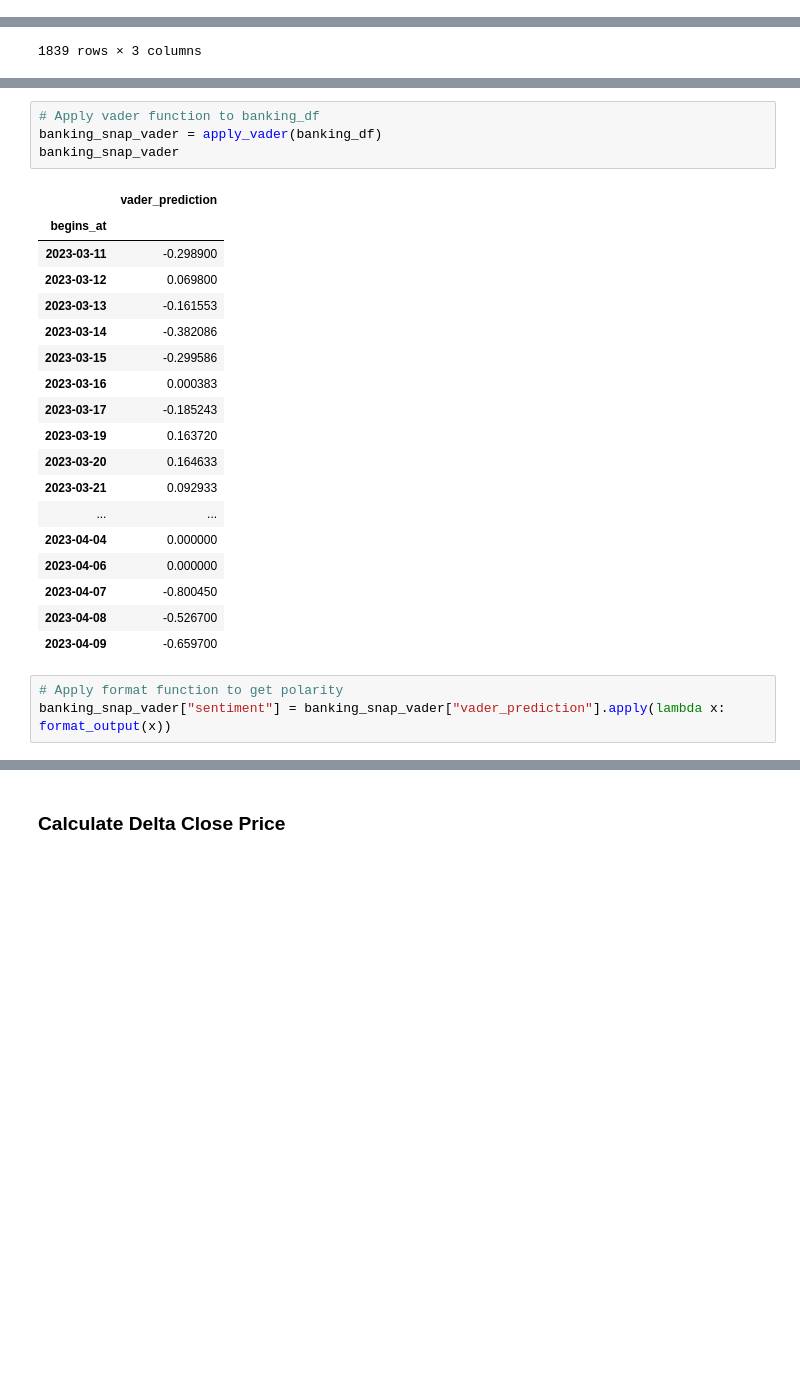
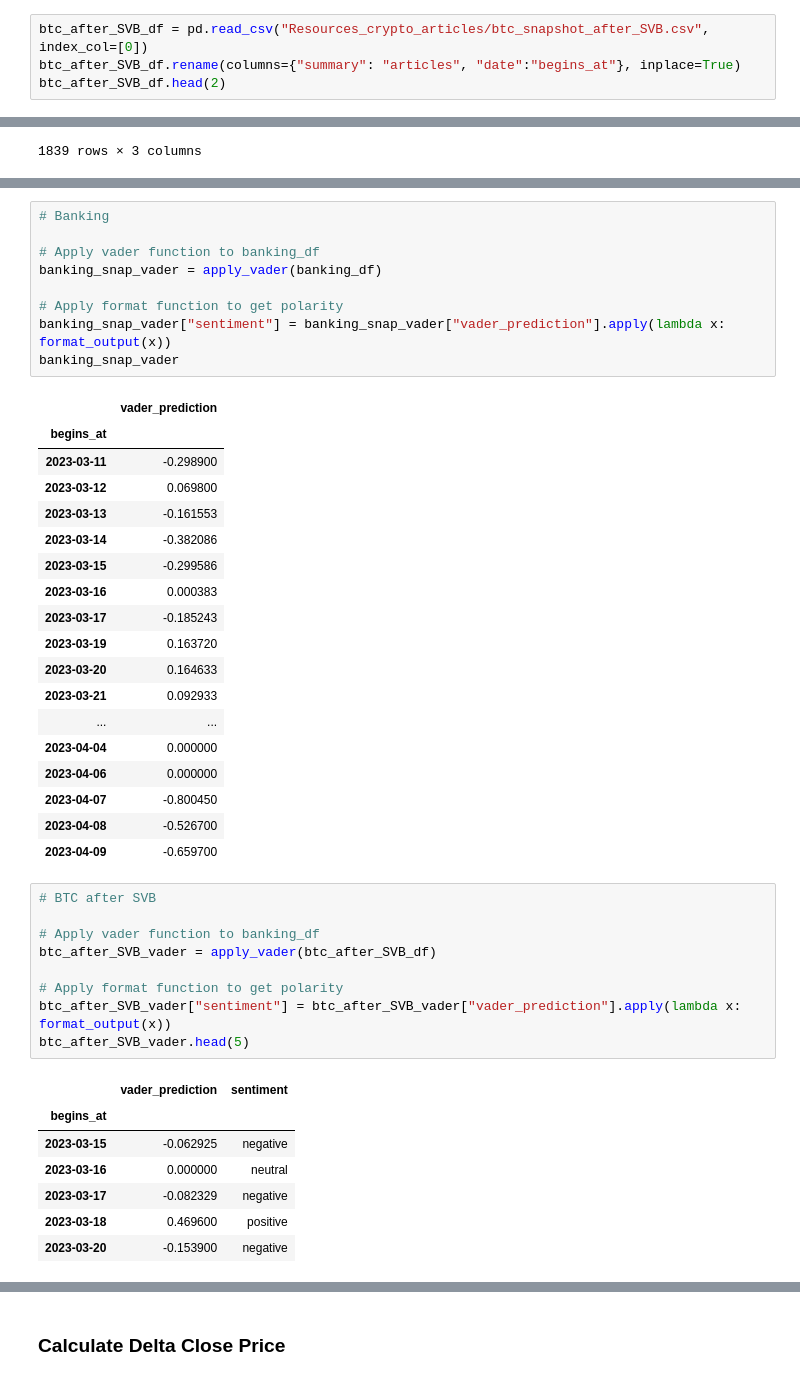
Before and after one commit to zarbin/UTA_Project-4, a Jupyter notebook: sandbox/JennS/sentiment_analysis_auto.ipynb, the cells around one changed output, grey strips where cells are left out. Cells and saved outputs as stored; diff of their text form; blank space fills up the shorter version.

Commit message:
Completed sentiment analysis for btc and doge after SVB

```diff
--- a/sandbox/JennS/sentiment_analysis_auto.ipynb
+++ b/sandbox/JennS/sentiment_analysis_auto.ipynb
@@ -97,0 +101,4 @@ banking_df = pd.read_csv("News_Snapshots/banking_snapshot_410.csv")
+# %%
+btc_after_SVB_df = pd.read_csv("Resources_crypto_articles/btc_snapshot_after_SVB.csv", index_col=[0])
+btc_after_SVB_df.rename(columns={"summary": "articles", "date":"begins_at"}, inplace=True)
+btc_after_SVB_df.head(2)
@@ -287,6 +313,11 @@ all_crypto_vader
 # %%
+# Banking
+
 # Apply vader function to banking_df
 banking_snap_vader = apply_vader(banking_df)
+
+# Apply format function to get polarity
+banking_snap_vader["sentiment"] = banking_snap_vader["vader_prediction"].apply(lambda x: format_output(x))
 banking_snap_vader
 # %% [output]
 |  | vader_prediction |
@@ -308,5 +339,19 @@ banking_snap_vader
 | 2023-04-08 | -0.526700 |
 | 2023-04-09 | -0.659700 |
 # %%
+# BTC after SVB
+
+# Apply vader function to banking_df
+btc_after_SVB_vader = apply_vader(btc_after_SVB_df)
+
 # Apply format function to get polarity
-banking_snap_vader["sentiment"] = banking_snap_vader["vader_prediction"].apply(lambda x: format_output(x))
+btc_after_SVB_vader["sentiment"] = btc_after_SVB_vader["vader_prediction"].apply(lambda x: format_output(x))
+btc_after_SVB_vader.head(5)
+# %% [output]
+|  | vader_prediction | sentiment |
+| begins_at |  |  |
+| 2023-03-15 | -0.062925 | negative |
+| 2023-03-16 | 0.000000 | neutral |
+| 2023-03-17 | -0.082329 | negative |
+| 2023-03-18 | 0.469600 | positive |
+| 2023-03-20 | -0.153900 | negative |
```
Also changed, not shown: parts of 19 cells of this notebook.
